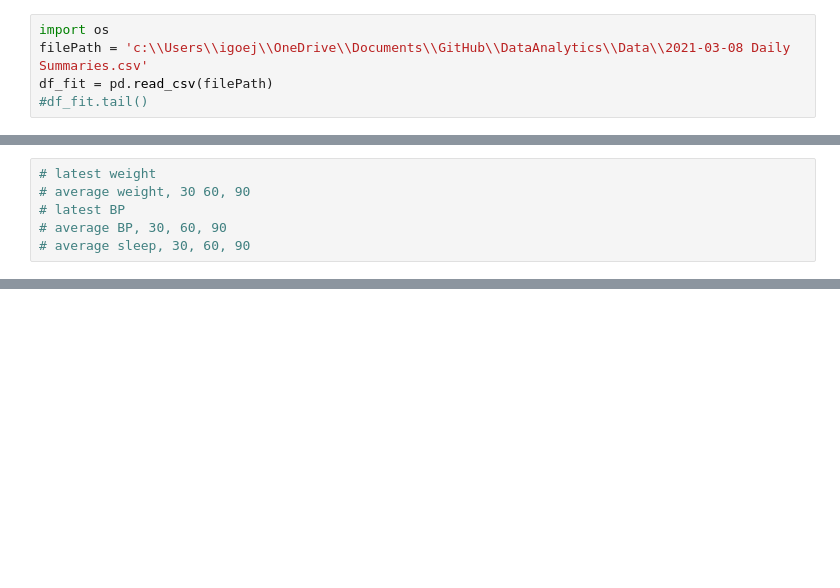
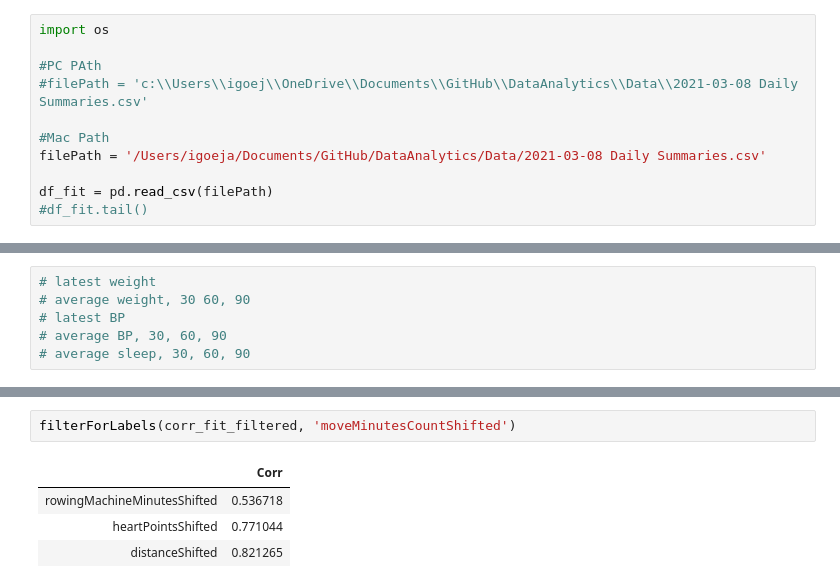
Before and after one commit to JamesIgoe/GoogleFitAnalysis, a Jupyter notebook: Analysis.ipynb, the cells around one changed output, grey strips where cells are left out. Drawn from its saved outputs; the diff is of its cells as text; blank space fills up the shorter version.

Commit message:
Update Analysis.ipynb
added Mac path, dod some work to validate

```diff
--- a/Analysis.ipynb
+++ b/Analysis.ipynb
@@ -30,7 +30,13 @@ This code uses a single file fromGoogle's Fit downlad, a summary file that is ag
 ## Import
 # %%
 import os
-filePath = 'c:\\Users\\igoej\\OneDrive\\Documents\\GitHub\\DataAnalytics\\Data\\2021-03-08 Daily Summaries.csv'
+
+#PC PAth
+#filePath = 'c:\\Users\\igoej\\OneDrive\\Documents\\GitHub\\DataAnalytics\\Data\\2021-03-08 Daily Summaries.csv'
+
+#Mac Path
+filePath = '/Users/igoeja/Documents/GitHub/DataAnalytics/Data/2021-03-08 Daily Summaries.csv'
+
 df_fit = pd.read_csv(filePath)
 #df_fit.tail()
 # %% [markdown]
@@ -220,0 +392,7 @@ filterForLabels(corr_fit_filtered, 'heartPointsShifted')
+# %%
+filterForLabels(corr_fit_filtered, 'moveMinutesCountShifted')
+# %% [output]
+|  | Corr |
+| rowingMachineMinutesShifted | 0.536718 |
+| heartPointsShifted | 0.771044 |
+| distanceShifted | 0.821265 |
```
Also changed, not shown: parts of 27 cells of this notebook.
